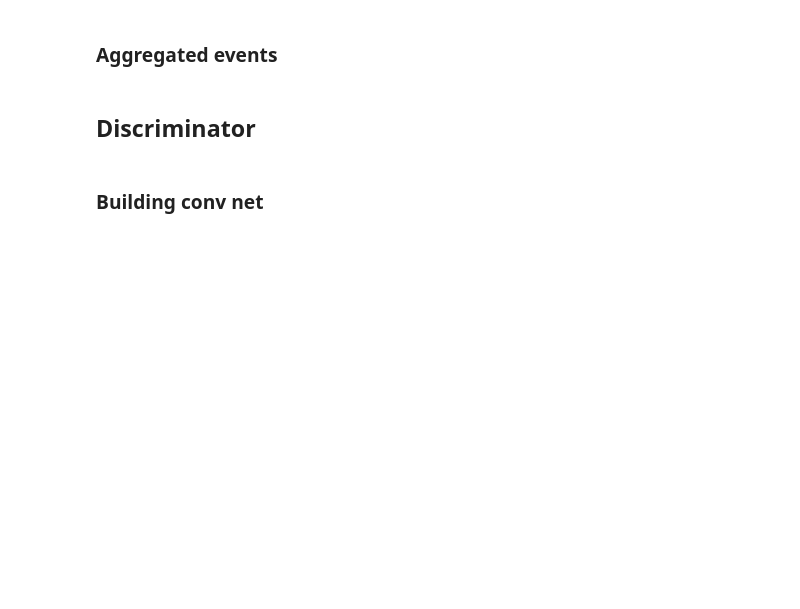
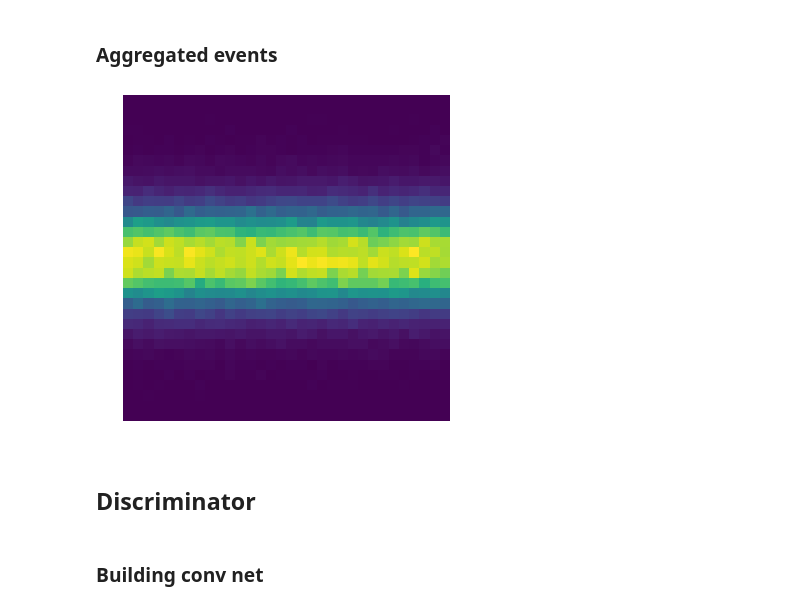
Before and after one commit to eparrish64/NICADD-ML-Tutorials, a Jupyter notebook: Tutorials/Pythia-Tune-AVO.ipynb, the cells around one changed output. Saved outputs shown, nothing was run; the diff lists cells and outputs as text; code cells hidden in the pictures; blank space fills up the shorter version.

```diff
--- a/Tutorials/Pythia-Tune-AVO.ipynb
+++ b/Tutorials/Pythia-Tune-AVO.ipynb
@@ -170,7 +183,10 @@ plt.show()
 # %%
 plt.figure(figsize=(6, 6))
 plt.imshow(np.sum(X_true_train, axis=(0, 3)), vmin=0)
+plt.axis('off')
 plt.show()
+# %% [output]
+[figure, added]
 # %% [markdown]
 ## Discriminator
 # %%
```
Also changed, not shown: parts of 17 cells of this notebook.
